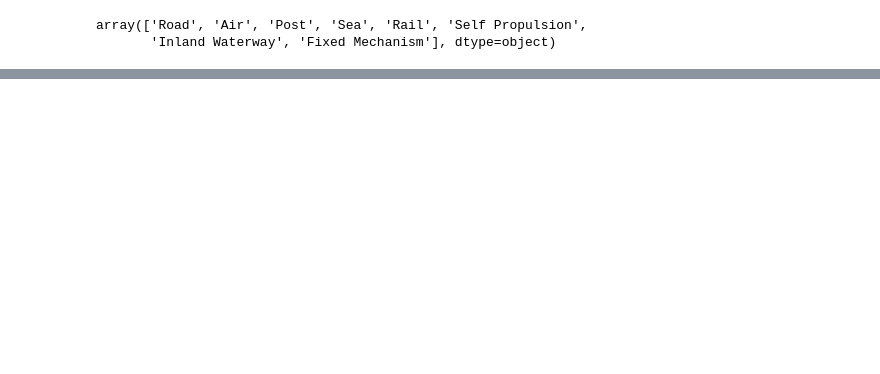
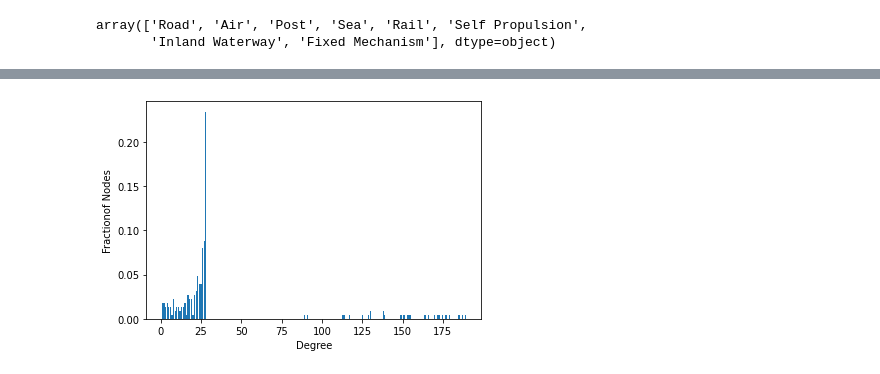
Before and after one commit to istat-methodology/coding-lab, a Jupyter notebook: sta-py/Comext Open Data.ipynb, the cells around one changed output, grey strips where cells are left out. Drawn from its saved outputs; the diff is of its cells as text; code cells hidden in the pictures; blank space fills up the shorter version.

```diff
--- a/sta-py/Comext Open Data.ipynb
+++ b/sta-py/Comext Open Data.ipynb
@@ -542,0 +569,6 @@ df_green
+# %%
+#Assuming 45km/hr speed for cargo ships
+#Assuming ships consume 9936.70 l/hr
+#https://finance.yahoo.com/news/many-gallons-fuel-does-container-142703880.html
+#https://transportgeography.org/contents/chapter4/transportation-and-energy/fuel-consumption-containerships/
+speed = 45
@@ -542,0 +625,11 @@ df_green
+# %%
+GreenGraph = GreennessGraph(df_tot, 4, 2019)
+# %%
+dict_summ = {}
+for i in GreenGraph.nodes():
+    summ = 0
+    for j in GreenGraph[i]:
+        summ += GreenGraph[i][j]['Greenness'] # for each node I calculate the sum of the GREENNESS of the out-edge
+    dict_summ[i] = summ
+
+df_green = pd.DataFrame(list(dict_summ.items()), columns=['Country', 'Greenness']).sort_values(by='Greenness', ascending=False).reset_index(drop=True)
@@ -542,0 +656,10 @@ df_green
+# %%
+degrees  = dict(GreenGraph.degree())
+degree_values = sorted(set(degrees.values()))
+histogram = [list(degrees.values()).count(i)/float(nx.number_of_nodes(GreenGraph)) for i in degree_values]
+plt.bar(degree_values,histogram)
+plt.xlabel('Degree')
+plt.ylabel('Fractionof Nodes')
+plt.show()
+# %% [output]
+[figure, added]
```
Also changed, not shown: parts of 11 cells of this notebook.
